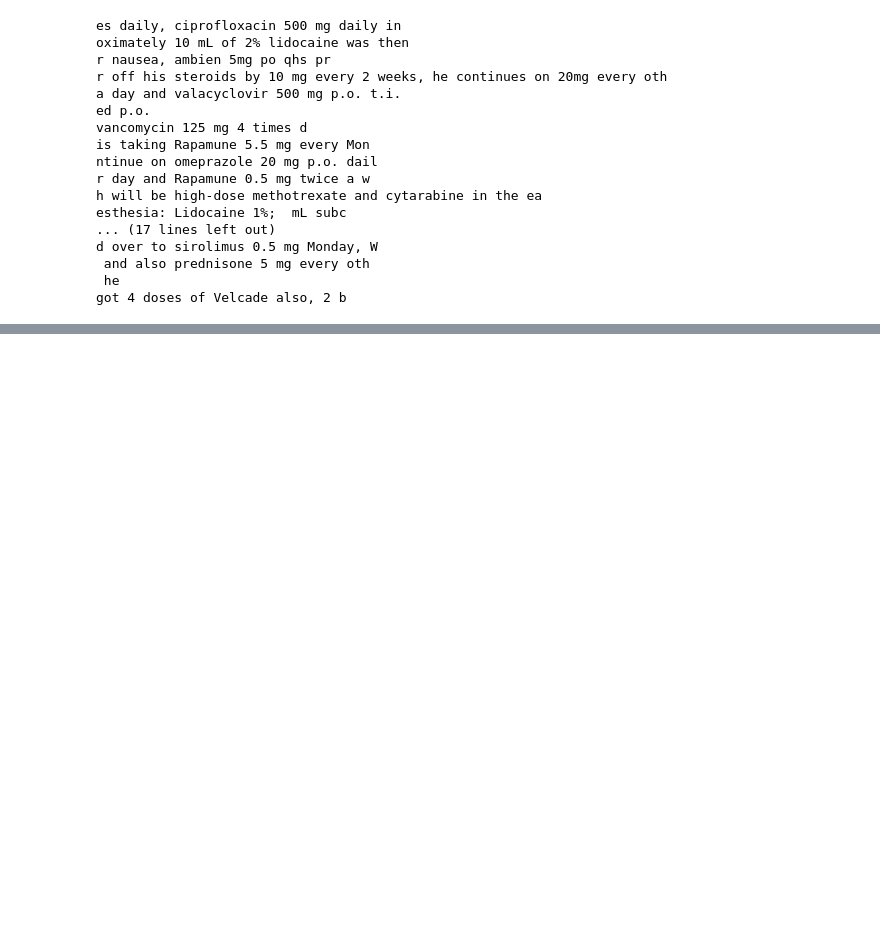
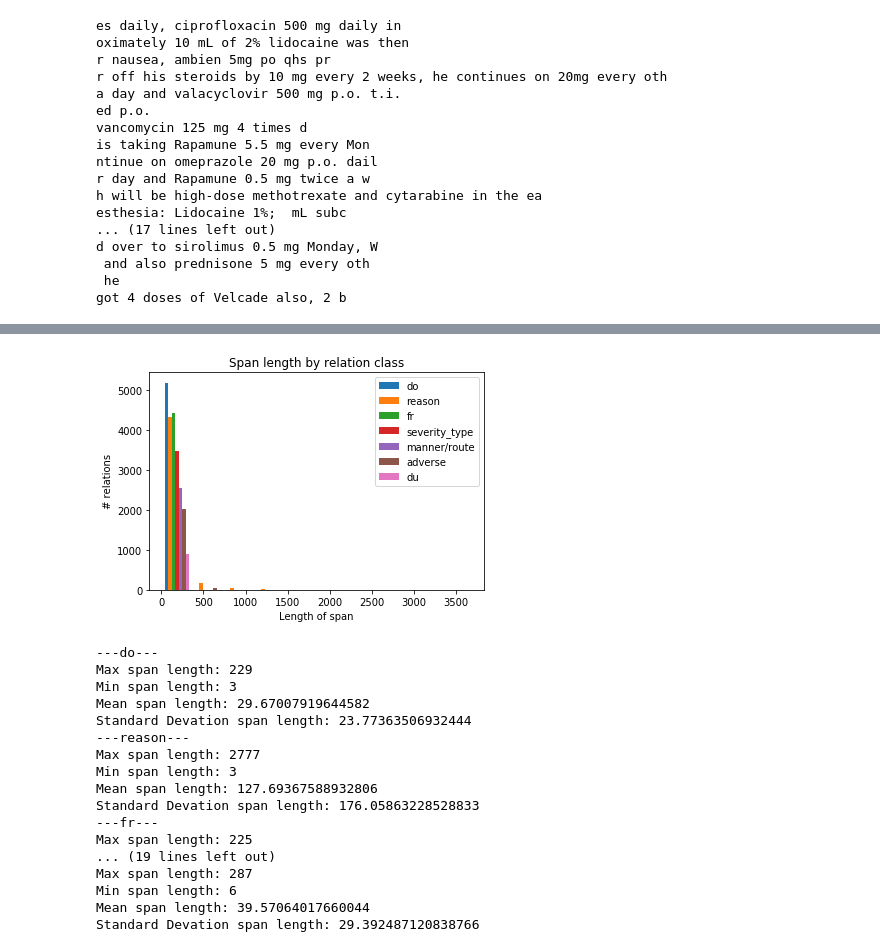
Before and after one commit to abchapman93/MADE_relations, a Jupyter notebook: Data Exploration.ipynb, the cells around one changed output, grey strips where cells are left out. Saved outputs shown, nothing was run; the diff lists cells and outputs as text; code cells hidden in the pictures; blank space fills up the shorter version.

```diff
--- a/Data Exploration.ipynb
+++ b/Data Exploration.ipynb
@@ -131,0 +286,47 @@ got 4 doses of Velcade also, 2 b
+# %%
+import numpy as np
+def hist_spans_ecdf(relation_spans, types, xlim=None, ylim=None):
+    x = [relation_spans[relation_type] for relation_type in types]
+    if xlim:
+        plt.xlim((0, xlim))
+    if ylim:
+        plt.ylim((0, ylim))
+    plt.title("Span length by relation class")
+    plt.ylabel('# relations')
+    plt.xlabel('Length of span')
+    plt.hist(x)
+    plt.legend(types)
+    plt.show()
+
+    for relation_type in types:
+
+        print("---{}---".format(relation_type))
+        print("Max span length: {}".format(max(relation_spans[relation_type])))
+        print("Min span length: {}".format(min(relation_spans[relation_type])))
+        print("Mean span length: {}".format(np.mean(relation_spans[relation_type])))
+        print("Standard Devation span length: {}".format(np.std(relation_spans[relation_type])))
+
+    return
+
+hist_spans_ecdf(relation_spans, ['do','reason', 'fr', 'severity_type',
+                                'manner/route', 'adverse', 'du'],
+               )
+# %% [output]
+[figure, added]
+---do---
+Max span length: 229
+Min span length: 3
+Mean span length: 29.67007919644582
+Standard Devation span length: 23.77363506932444
+---reason---
+Max span length: 2777
+Min span length: 3
+Mean span length: 127.69367588932806
+Standard Devation span length: 176.05863228528833
+---fr---
+Max span length: 225
+... (19 lines left out)
+Max span length: 287
+Min span length: 6
+Mean span length: 39.57064017660044
+Standard Devation span length: 29.392487120838766
```
Also changed, not shown: parts of 20 cells of this notebook.
